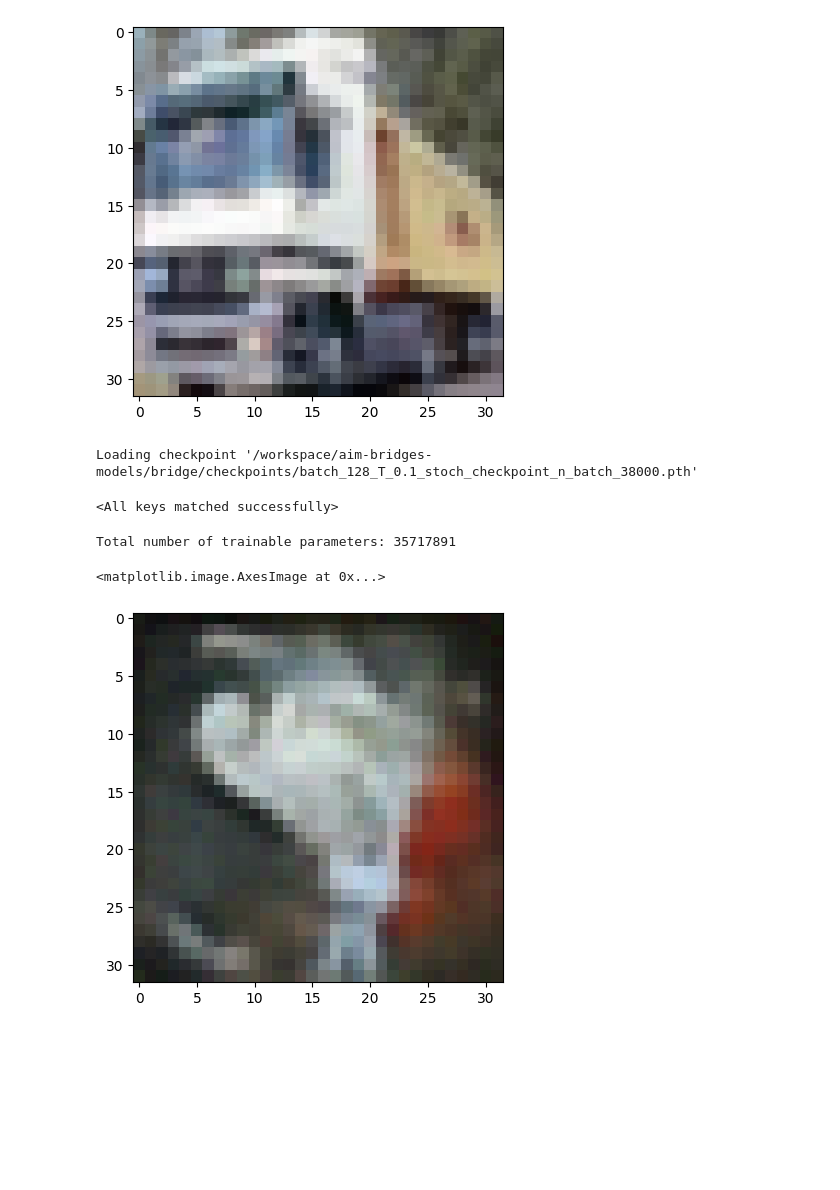
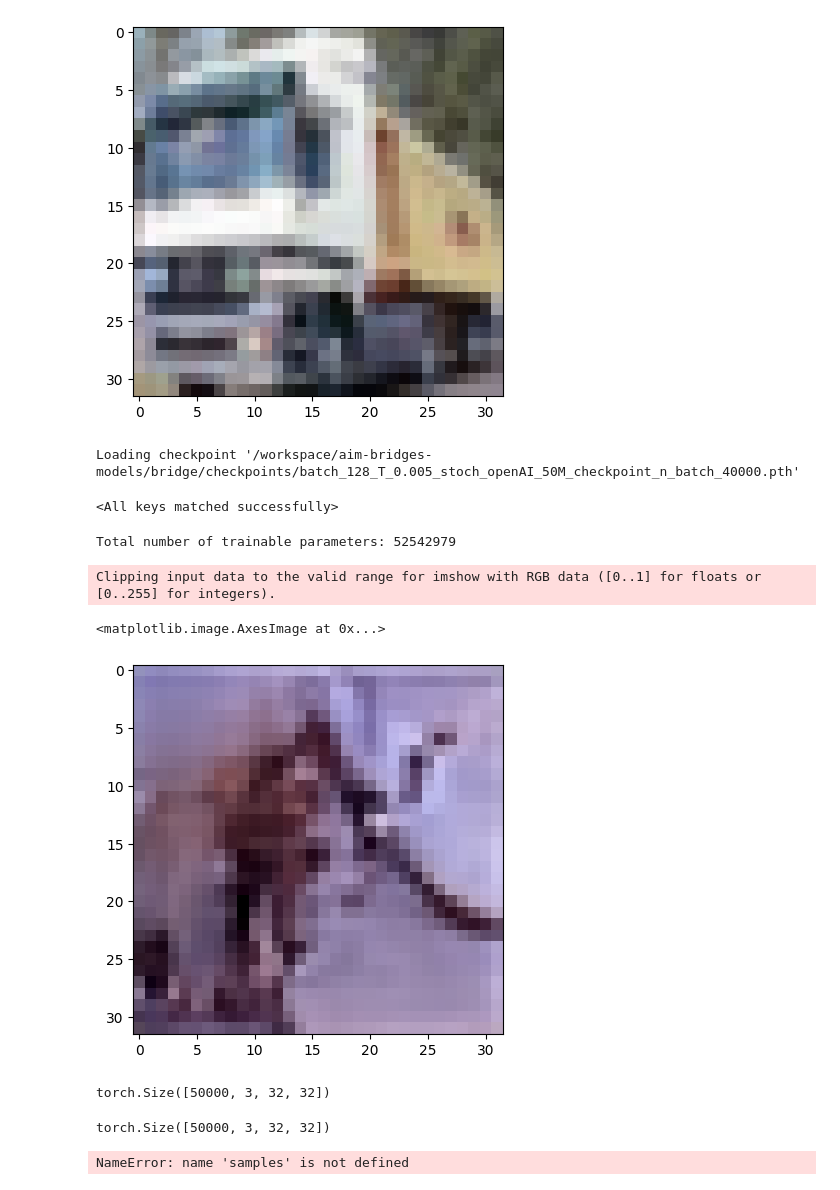
Before and after one commit to aimresearchlab/generative-bridges, a Jupyter notebook: jupyter/test_cifar10.ipynb, the cells around one changed output. Drawn from its saved outputs; the diff is of its cells as text; code cells hidden in the pictures; blank space fills up the shorter version.

Commit message:
working unet_openai and lots of FID tests

```diff
--- a/jupyter/test_cifar10.ipynb
+++ b/jupyter/test_cifar10.ipynb
@@ -48,11 +80,13 @@ plt.imshow(trainY[1].permute(1, 2, 0))
 # %%
-model = UNet(in_ch=3)
-checkpoint_path = '/workspace/aim-bridges-models/bridge/checkpoints/batch_128_T_0.1_stoch_checkpoint_n_batch_38000.pth'
+#model = UNet(in_ch=3)
+model = create_openAI_Unet()
+checkpoint_path = '/workspace/aim-bridges-models/bridge/checkpoints/batch_128_T_0.005_stoch_openAI_50M_checkpoint_n_batch_40000.pth'
+#checkpoint_path = '/tmp/openai-2024-07-21-11-29-46-138137/model000000.pt'
 print(f"Loading checkpoint '{checkpoint_path}'")
 checkpoint = torch.load(checkpoint_path)
 model.load_state_dict(remove_module_prefix(checkpoint))
 # %% [output]
-Loading checkpoint '/workspace/aim-bridges-models/bridge/checkpoints/batch_128_T_0.1_stoch_checkpoint_n_batch_38000.pth'
+Loading checkpoint '/workspace/aim-bridges-models/bridge/checkpoints/batch_128_T_0.005_stoch_openAI_50M_checkpoint_n_batch_40000.pth'
 <All keys matched successfully>
 # %%
 def count_parameters(model):
@@ -60,12 +94,13 @@ def count_parameters(model):
 
 print(f'Total number of trainable parameters: {count_parameters(model)}')
 # %% [output]
-Total number of trainable parameters: 35717891
+Total number of trainable parameters: 52542979
 # %%
-T = 0.1
-diffusion_model = SimpleBrownianBridgeDiffusion(T, model, 'cuda', trainY, deterministic=False)
-samples = diffusion_model.sampling(n_samples=50, image_channels=3, use_tqdm=True, n_steps=1000)
+T = 0.005
+diffusion_model = SimpleBrownianBridgeDiffusion(T, model, 'cuda', trainY, deterministic=True)
+samples = diffusion_model.sampling(n_samples=2, image_channels=3, use_tqdm=True, n_steps=1000)
 plt.imshow(samples.cpu()[0].permute(1, 2, 0))
 # %% [output]
-<matplotlib.image.AxesImage at 0x...>
+Clipping input data to the valid range for imshow with RGB data ([0..1] for floats or [0..255] for integers).
+<matplotlib.image.AxesImage at 0x...>
-[figure, old version]
+[figure, new version]
@@ -74,10 +157,20 @@ test_sample = sample_batch(trainY=testY, batch_size=100, device='cuda')
+# %%
+train_Y_int.shape
+# %% [output]
+torch.Size([50000, 3, 32, 32])
+# %%
+test_sample.shape
+# %% [output]
+torch.Size([50000, 3, 32, 32])
 # %%
 fid = FrechetInceptionDistance().to('cuda')
 # %%
-train_sample_int  = torch.stack([process_image(samp) for samp in test_sample])
+
 model_sample_int = torch.stack([process_image(samp) for samp in samples])
 fid.update(train_sample_int, real=True)
 fid.update(model_sample_int, real=False)
+# %% [output]
+NameError: name 'samples' is not defined
 # %%
 fid.compute()
 # %% [output]
```
Also changed, not shown: parts of 14 cells of this notebook, 6 other files.
